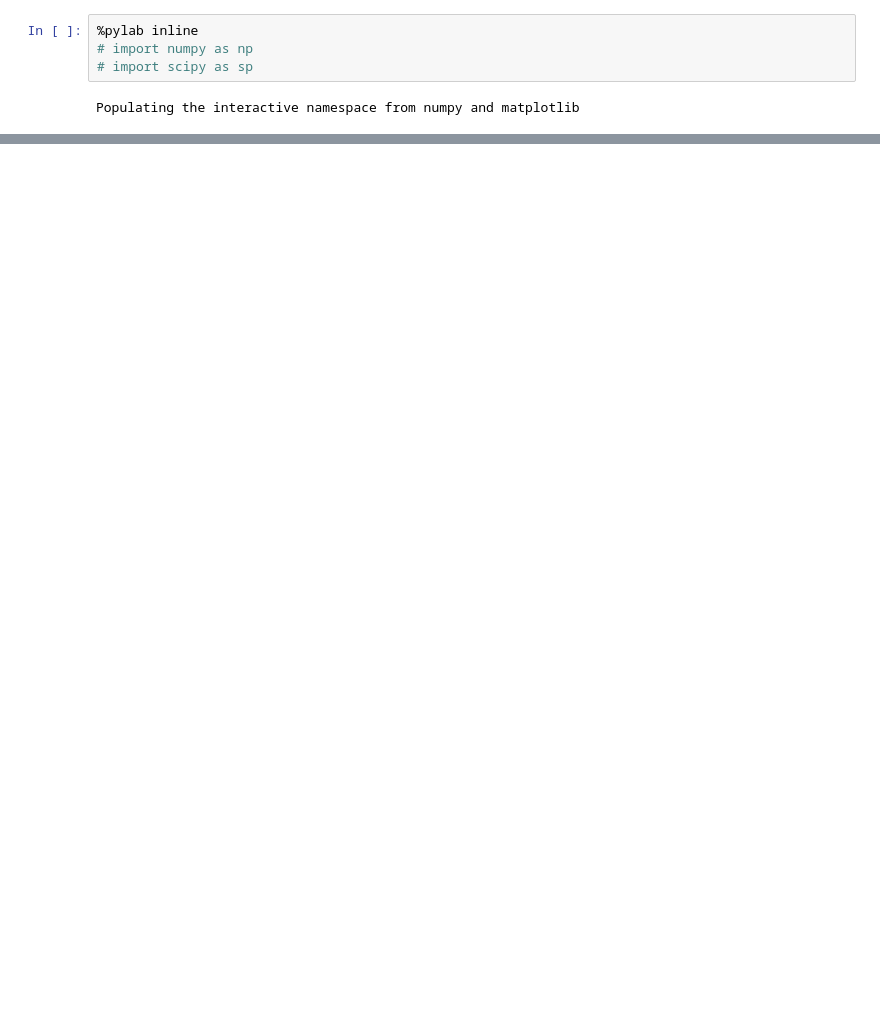
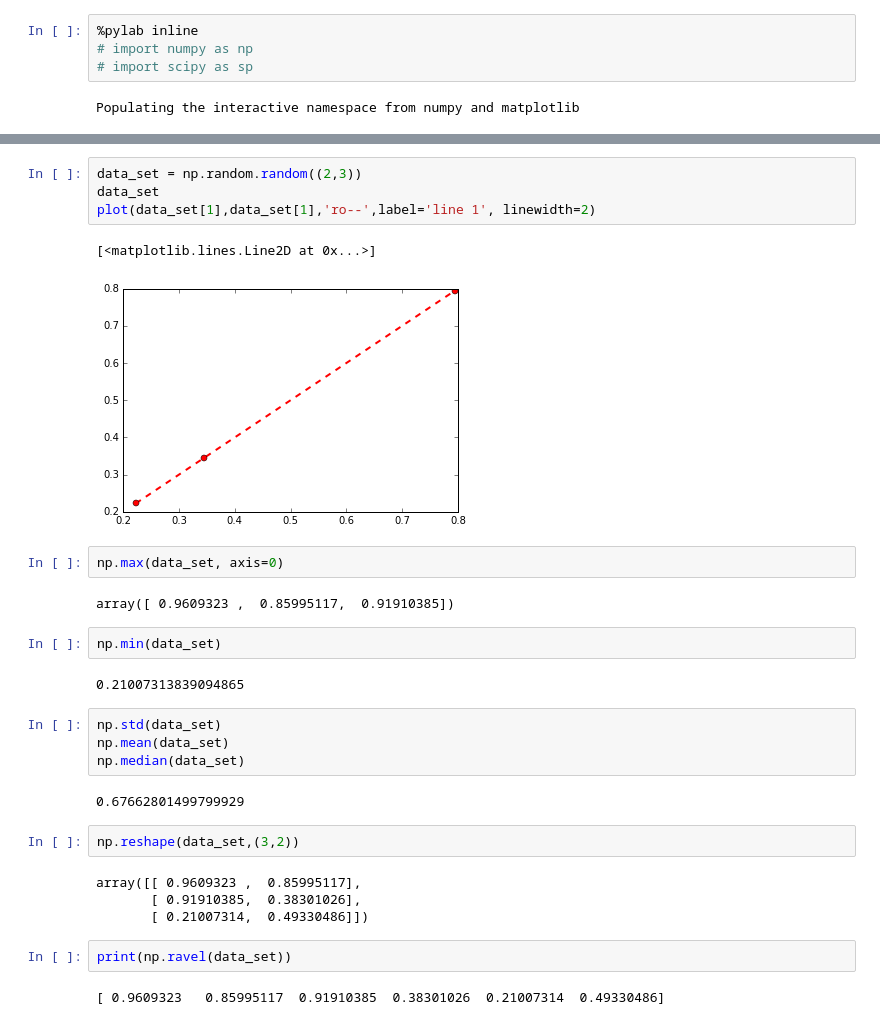
Before and after one commit to linuxing3/data-science-ipython-notebooks, a Jupyter notebook: matplotlib/pylab inline.ipynb, the cells around one changed output, grey strips where cells are left out. Drawn from its saved outputs; the diff is of its cells as text; blank space fills up the shorter version.

```diff
--- a/matplotlib/pylab inline.ipynb
+++ b/matplotlib/pylab inline.ipynb
@@ -14,0 +85,31 @@ np.linalg??
+# %%
+data_set = np.random.random((2,3))
+data_set
+plot(data_set[1],data_set[1],'ro--',label='line 1', linewidth=2)
+# %% [output]
+[<matplotlib.lines.Line2D at 0x...>]
+[figure, added]
+# %%
+np.max(data_set, axis=0)
+# %% [output]
+array([ 0.9609323 ,  0.85995117,  0.91910385])
+# %%
+np.min(data_set)
+# %% [output]
+0.21007313839094865
+# %%
+np.std(data_set)
+np.mean(data_set)
+np.median(data_set)
+# %% [output]
+0.67662801499799929
+# %%
+np.reshape(data_set,(3,2))
+# %% [output]
+array([[ 0.9609323 ,  0.85995117],
+       [ 0.91910385,  0.38301026],
+       [ 0.21007314,  0.49330486]])
+# %%
+print(np.ravel(data_set))
+# %% [output]
+[ 0.9609323   0.85995117  0.91910385  0.38301026  0.21007314  0.49330486]
```
Also changed, not shown: parts of 26 cells of this notebook, 7 other files.
